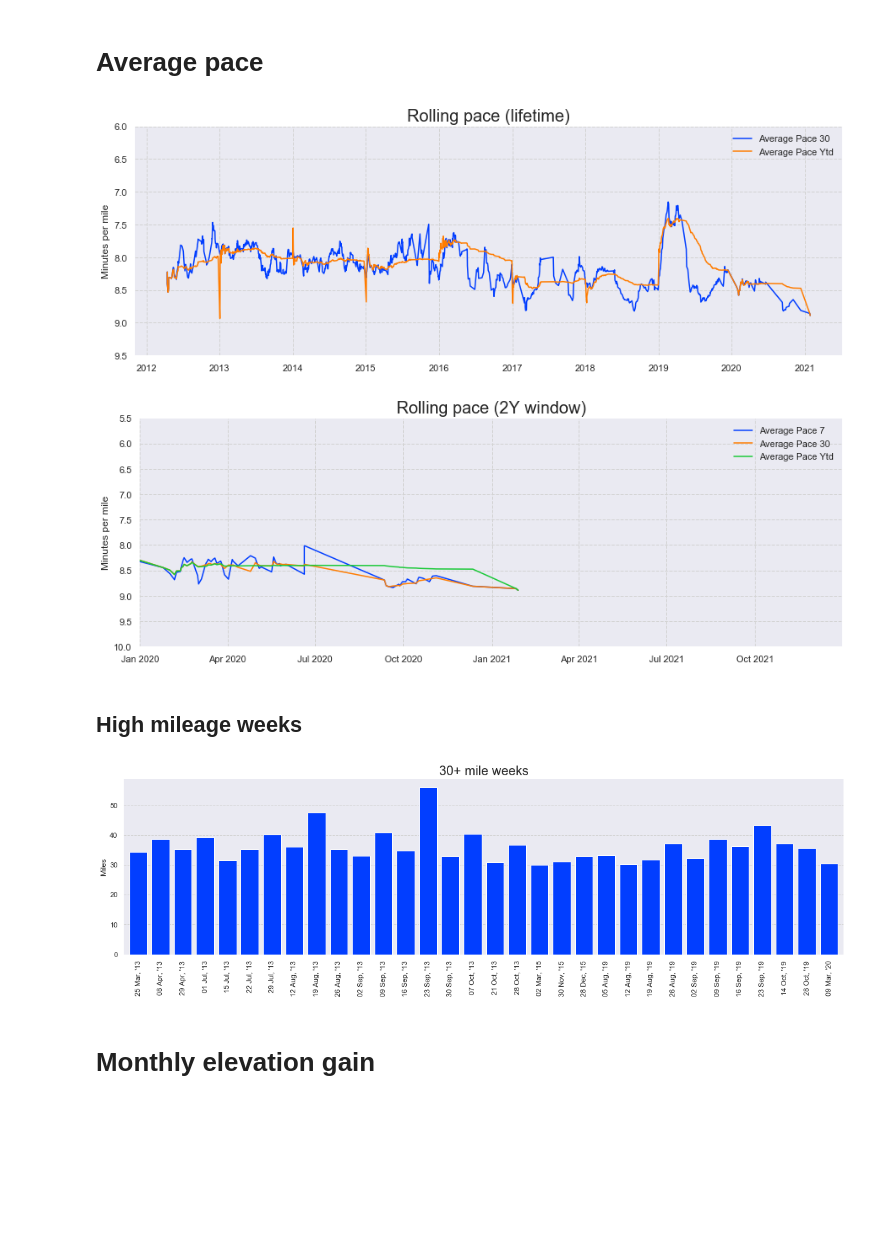
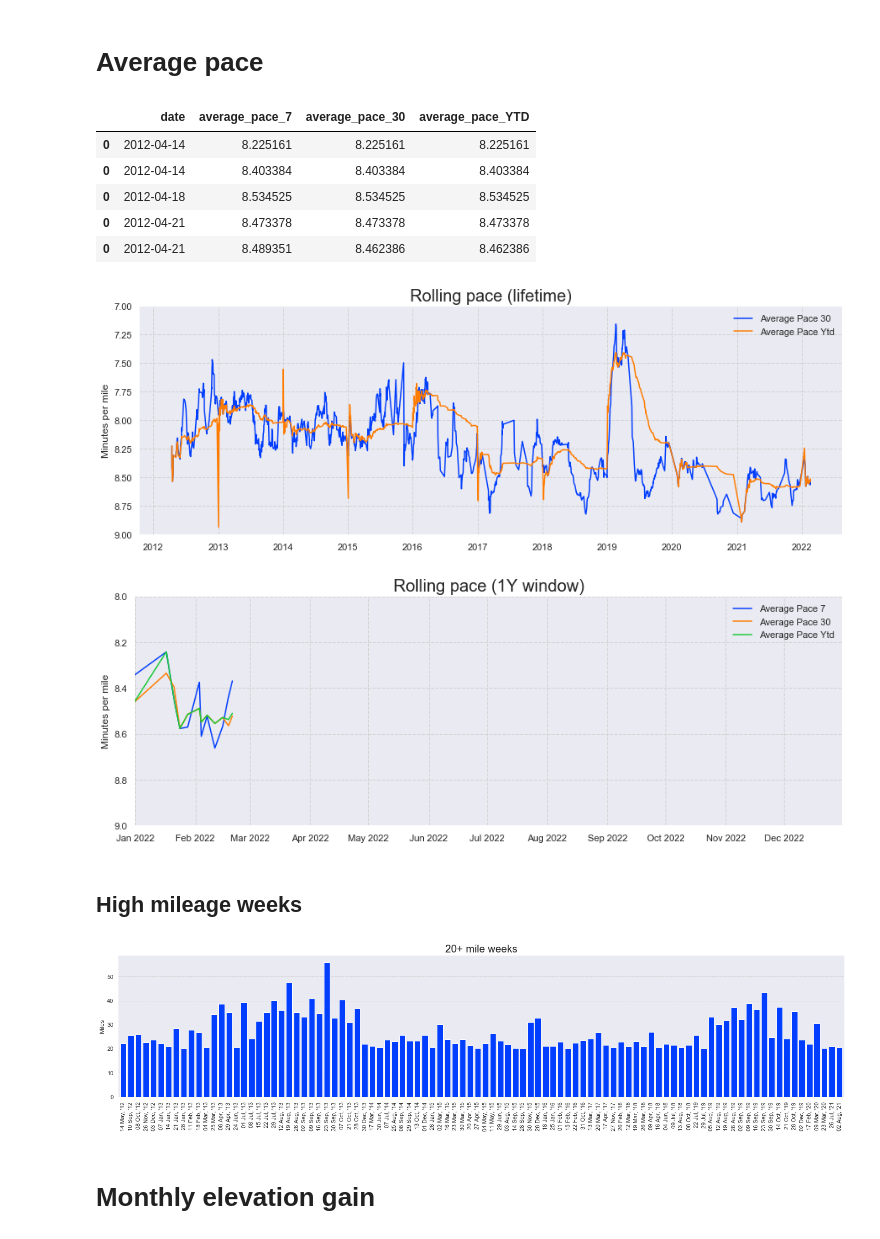
Before and after one commit to lkavenagh/runs, a Jupyter notebook: Run analysis.ipynb, the cells around one changed output. Saved outputs shown, nothing was run; the diff lists cells and outputs as text; code cells hidden in the pictures; blank space fills up the shorter version.

```diff
--- a/Run analysis.ipynb
+++ b/Run analysis.ipynb
@@ -191,0 +206,39 @@ for tick in ax.xaxis.get_major_ticks():
+# %%
+fig = plt.figure(figsize = (15,5))
+ax = fig.add_subplot(111)
+
+maxdistance = list(lin.pred)[-1]
+
+colors = cm.Set1
+for n,y in enumerate(plot_dat.columns[1:]):
+    if y == 'target':
+        ax.plot(lin.generic_date, lin['pred'], linestyle = '--', linewidth = 2, color = 'black')
+        if abs(np.nanmax(plot_dat[y]) - maxdistance) < 100:
+            ax.text(plot_dat.generic_date[-1:]+datetime.timedelta(4), np.nanmax(plot_dat[y]), 'Target', ha = 'left', va = 'center', fontweight = 'bold', color = 'k', fontsize = 14)
+    elif y == max([int(c) for c in plot_dat.columns[1:-1]]):
+        ax.plot(plot_dat.generic_date, plot_dat[y], linewidth = 3, color = 'red')
+        if abs(np.nanmax(plot_dat[y]) - maxdistance) < 100:
+            ax.text(max(plot_dat.loc[~pd.isnull(plot_dat[y]), 'generic_date'])+datetime.timedelta(4), np.nanmax(plot_dat[y]), 'Current', ha = 'left', va = 'center', fontweight = 'bold', color = 'red', fontsize = 14)
+    else:
+        ax.plot(plot_dat.generic_date, plot_dat[y], linestyle = '--', color = colors(n))
+        if abs(np.nanmax(plot_dat[y]) - maxdistance) < 100:
+            ax.text(plot_dat.generic_date[-1:]+datetime.timedelta(4), np.nanmax(plot_dat[y]), y, ha = 'left', va = 'center', fontweight = 'bold', color = colors(n), fontsize = 14)
+
+ax.legend(frameon = False)
+for var in ['top', 'bottom', 'left', 'right']:
+    ax.spines[var].set_visible(False)
+
+ax.grid(linestyle = '--', color = 'darkgrey')
+
+ax.set_xticks([datetime.date(1904,c,1) for c in range(1,13)] + [datetime.date(1905,1,1)])
+
+maxdate = plot_dat.loc[plot_dat[plot_dat.columns[-2]] == np.nanmax(plot_dat[plot_dat.columns[-2]]), 'generic_date'].head(1).item()
+maxdate = datetime.date(1904,11,15)
+ax.set_xlim(maxdate - datetime.timedelta(60), maxdate + datetime.timedelta(60))
+
+ax.set_ylim(max(maxdistance - 100,0), maxdistance + 100)
+
+xfmt = mdates.DateFormatter('%b')
+ax.get_figure().set_facecolor('lightgrey')
+ax.set_facecolor('lightgrey')
+ax.xaxis.set_major_formatter(xfmt)
@@ -329,6 +385,15 @@ for i in range(len(dat)):
                             pace_YTD]], columns = ['date', 'average_pace_7', 'average_pace_30', 'average_pace_YTD']
                          ))
 out = out.sort_values('date')
+# %%
+out.head()
+# %% [output]
+|  | date | average_pace_7 | average_pace_30 | average_pace_YTD |
+| 0 | 2012-04-14 | 8.225161 | 8.225161 | 8.225161 |
+| 0 | 2012-04-14 | 8.403384 | 8.403384 | 8.403384 |
+| 0 | 2012-04-18 | 8.534525 | 8.534525 | 8.534525 |
+| 0 | 2012-04-21 | 8.473378 | 8.473378 | 8.473378 |
+| 0 | 2012-04-21 | 8.489351 | 8.462386 | 8.462386 |
 # %%
 fig = plt.figure(figsize = (15,5))
 ax = fig.add_subplot(111)
@@ -342,14 +407,14 @@ for var in ['top', 'bottom', 'left', 'right']:
 
 ax.grid(linestyle = '--', color = 'lightgrey')
 ax.set_title('Rolling pace (lifetime)', fontsize = 20)
-ax.set_ylim(6, 9.5)
+ax.set_ylim(7, 9)
 ax.invert_yaxis()
 ax.set_ylabel('Minutes per mile')
 
 xfmt = mdates.DateFormatter('%Y')
 ax.xaxis.set_major_formatter(xfmt)
 # %% [output]
-[figure, old version]
+[figure, new version]
 # %%
 fig = plt.figure(figsize = (15,5))
 ax = fig.add_subplot(111)
@@ -363,9 +428,9 @@ for var in ['top', 'bottom', 'left', 'right']:
 
 ax.grid(linestyle = '--', color = 'lightgrey')
 
-ax.set_title('Rolling pace (2Y window)', fontsize = 20)
-ax.set_xlim(datetime.date(max(out.date).year-1, 1, 1), datetime.date(max(out.date).year, 12, 31))
-ax.set_ylim(5.5,10)
+ax.set_title('Rolling pace (1Y window)', fontsize = 20)
+ax.set_xlim(datetime.date(max(out.date).year-0, 1, 1), datetime.date(max(out.date).year, 12, 31))
+ax.set_ylim(8,9)
 ax.invert_yaxis()
 ax.set_ylabel('Minutes per mile')
 
@@ -375,13 +440,13 @@ ax.set_ylabel('Minutes per mile')
 xfmt = mdates.DateFormatter('%b %Y')
 ax.xaxis.set_major_formatter(xfmt)
 # %% [output]
-[figure, old version]
+[figure, new version]
 # %% [markdown]
 ## High mileage weeks
 # %%
-lim = 30
+lim = 20
 
-dat = dbGetQuery('SELECT start_date, distance_miles FROM runs.activities_summary')
+dat = dbGetQuery("""SELECT start_date, distance_miles FROM runs.activities_summary WHERE lower(type) = 'run'""")
 dat = dat.sort_values('start_date')
 dat['weeknum'] = [(c - datetime.timedelta(c.weekday())).date() for c in dat.start_date]
 dat = dat.groupby('weeknum', as_index = False).sum()
@@ -390,22 +455,22 @@ dat = dat.loc[dat.distance_miles >= lim]
 dat.weeknum = [c.strftime("%d %b, '%y") for c in dat.weeknum]
 dat = dat.reset_index(drop = True)
 # %%
-fig = plt.figure(figsize = (20,5))
+fig = plt.figure(figsize = (25,5))
 ax = fig.add_subplot(111)
 
 dat = dat.set_index('weeknum')
 dat.plot(kind = 'bar', ax = ax, width = 0.8)
 
 ax.legend_.remove()
 for var in ['top', 'bottom', 'left', 'right']:
     ax.spines[var].set_visible(False)
 
 ax.set_xlabel('')
 ax.set_ylabel('Miles')
 ax.set_title('{}+ mile weeks'.format(lim), fontsize = 20)
 ax.grid(linestyle = '--', color = 'lightgrey')
 ax.xaxis.grid(False)
 # %% [output]
-[figure, old version]
+[figure, new version]
 # %% [markdown]
 # Monthly elevation gain
```
Also changed, not shown: parts of 26 cells of this notebook, 3 other files.
